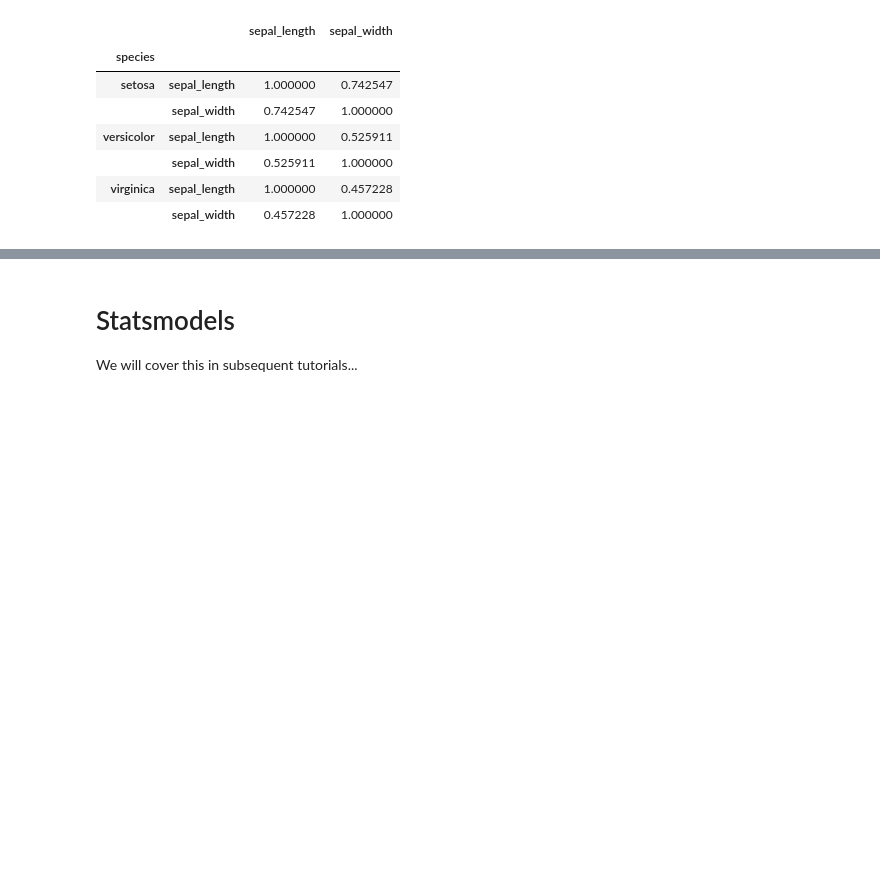
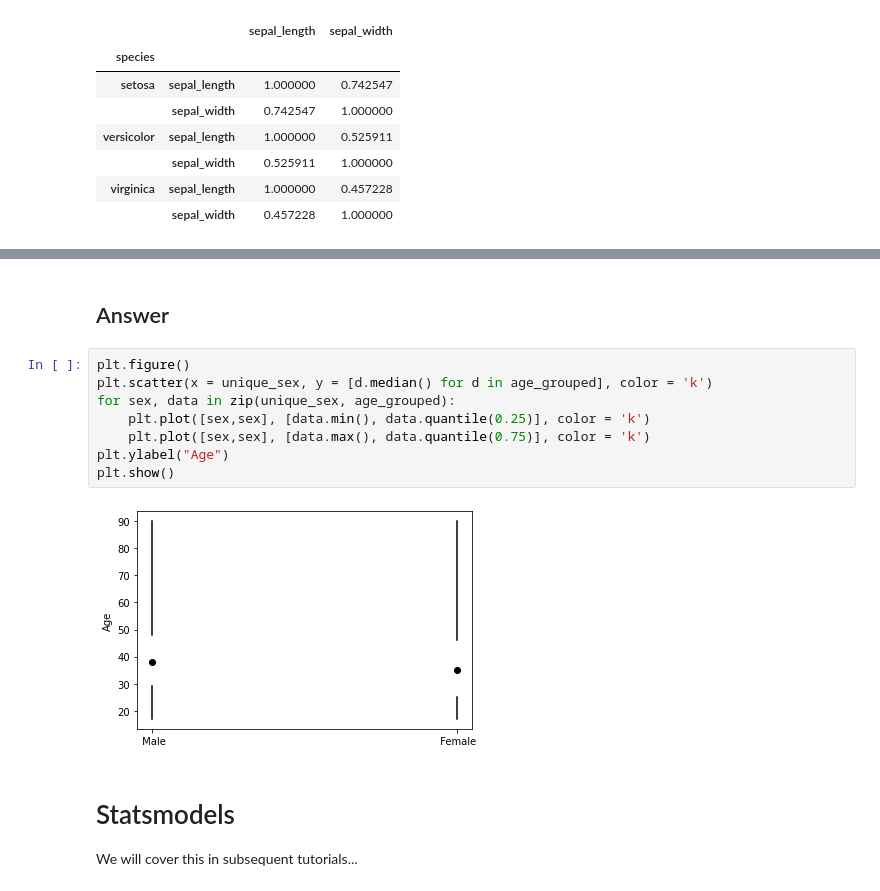
Before and after one commit to aezarebski/aas-extended-examples, a Jupyter notebook: example-0/example-0-answers.ipynb, the cells around one changed output, grey strips where cells are left out. Drawn from its saved outputs; the diff is of its cells as text; blank space fills up the shorter version.

```diff
--- a/example-0/example-0-answers.ipynb
+++ b/example-0/example-0-answers.ipynb
@@ -358,3 +482,15 @@ iris.groupby("species")[["sepal_length", "sepal_width"]].corr()
+# %% [markdown]
+## Answer
+# %%
+plt.figure()
+plt.scatter(x = unique_sex, y = [d.median() for d in age_grouped], color = 'k')
+for sex, data in zip(unique_sex, age_grouped):
+    plt.plot([sex,sex], [data.min(), data.quantile(0.25)], color = 'k')
+    plt.plot([sex,sex], [data.max(), data.quantile(0.75)], color = 'k')
+plt.ylabel("Age")
+plt.show()
+# %% [output]
+[figure, added]
 # %% [markdown]
 # Statsmodels
 
```
Also changed, not shown: parts of 21 cells of this notebook, 3 other files.
